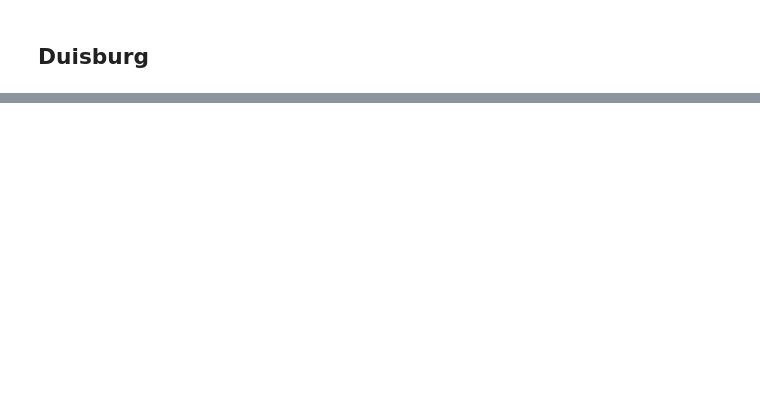
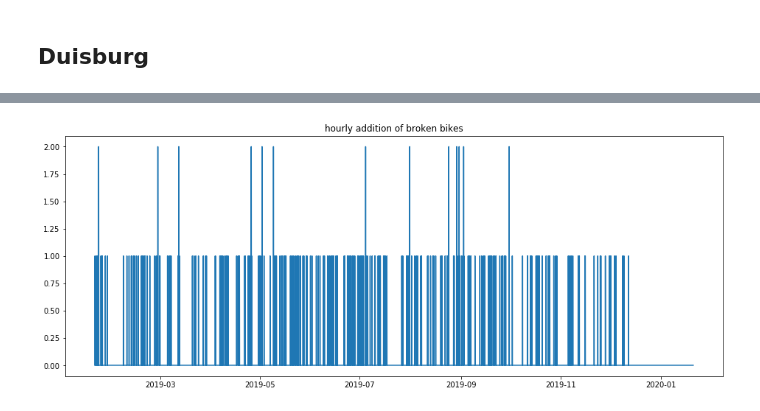
Before and after one commit to mogottsch/dsml_2020_magma, a Jupyter notebook: 2_kpi_calculation/Quality KPI.ipynb, the cells around one changed output, grey strips where cells are left out. Cells and saved outputs as stored; diff of their text form; code cells hidden in the pictures; blank space fills up the shorter version.

```diff
--- a/2_kpi_calculation/Quality KPI.ipynb
+++ b/2_kpi_calculation/Quality KPI.ipynb
@@ -115,0 +89,9 @@ SyntaxError: invalid syntax (<ipython-input-6-fedde4ffc5b4>, line 4)
+# %%
+def fill_NaT(row):
+    if pd.isnull(row['diff']):
+        end = pd.Timestamp(year=2020, month=1, day=21)
+        row['diff'] = end - row['datetime']
+    return row
+# %%
+# wir fuellen hier die NaT values auf mit dem letzten Datum, von dem wir Daten haben
+duisburg_diff = duisburg_diff.apply(fill_NaT, axis=1)
@@ -115,0 +108,2 @@ SyntaxError: invalid syntax (<ipython-input-6-fedde4ffc5b4>, line 4)
+# %%
+duisburg_diff['is_broken'] = duisburg_diff['diff'] < timedelta(days=-28)
@@ -115,0 +127,3 @@ SyntaxError: invalid syntax (<ipython-input-6-fedde4ffc5b4>, line 4)
+# %%
+duisburg_diff = duisburg_diff.set_index('datetime')
+duisburg_diff
@@ -115,0 +148,10 @@ SyntaxError: invalid syntax (<ipython-input-6-fedde4ffc5b4>, line 4)
+# %%
+
+fig,ax = plt.subplots(figsize=(16,6))
+
+ax.plot(duisburg_diff.resample('h')['is_broken'].sum())
+ax.set_title("hourly addition of broken bikes")
+
+plt.show()
+# %% [output]
+[figure, added]
```
Also changed, not shown: parts of 50 cells of this notebook.
